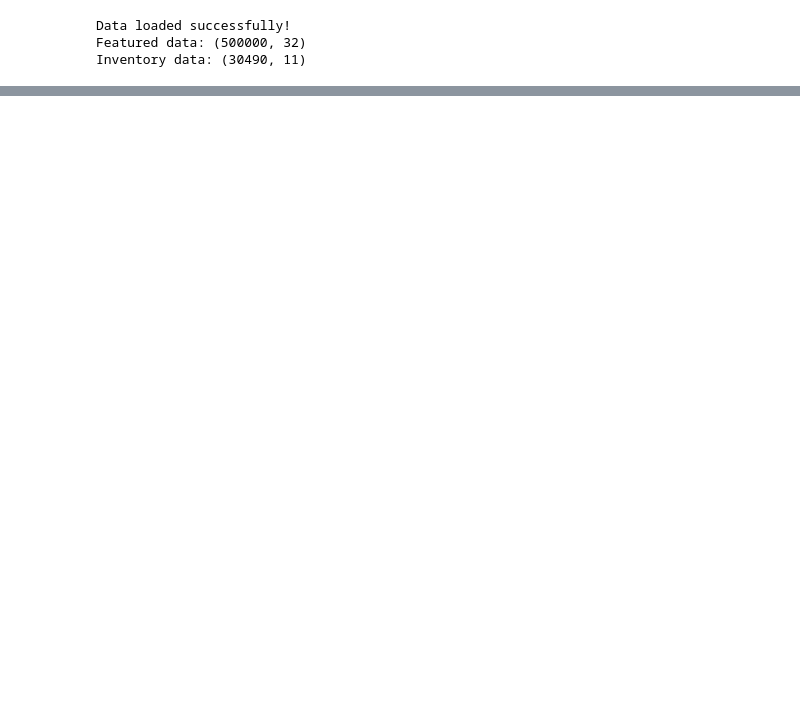
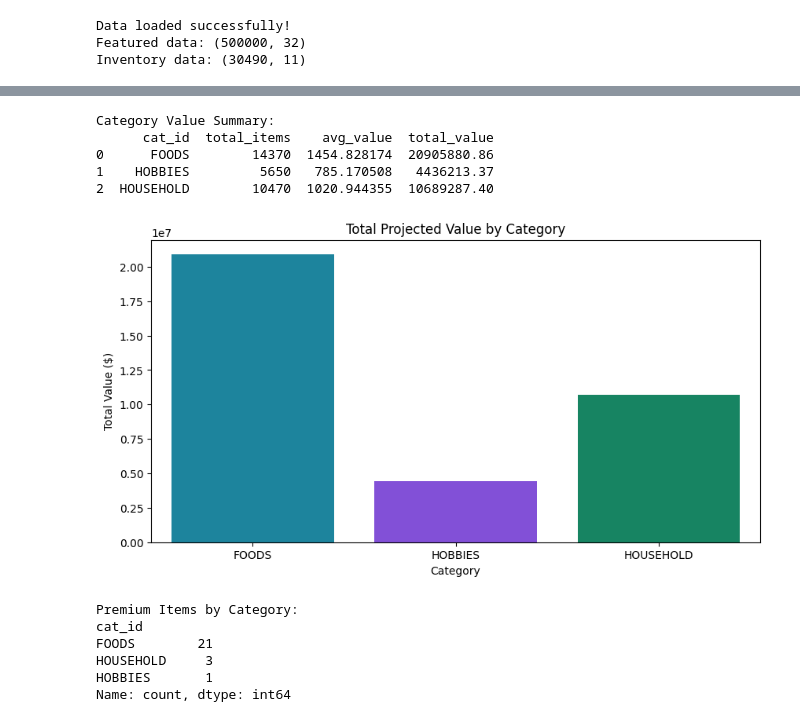
Before and after one commit to Dha2007/retail-demand-forecasting, a Jupyter notebook: notebooks/week3_demand_value.ipynb, the cells around one changed output, grey strips where cells are left out. Drawn from its saved outputs; the diff is of its cells as text; code cells hidden in the pictures; blank space fills up the shorter version.

```diff
--- a/notebooks/week3_demand_value.ipynb
+++ b/notebooks/week3_demand_value.ipynb
@@ -43,0 +104,37 @@ print(item_value.nlargest(10, 'projected_annual_value')[
+# %%
+# Category Value Comparison
+cat_value = item_value.groupby('cat_id').agg(
+    total_items=('item_id', 'count'),
+    avg_value=('projected_annual_value', 'mean'),
+    total_value=('projected_annual_value', 'sum')
+).reset_index()
+
+print("Category Value Summary:")
+print(cat_value)
+
+# Plot category value
+plt.figure(figsize=(10,5))
+sns.barplot(x='cat_id', y='total_value', data=cat_value,
+            palette=['#0891B2', '#7C3AED', '#059669'])
+plt.title("Total Projected Value by Category")
+plt.xlabel("Category")
+plt.ylabel("Total Value ($)")
+plt.show()
+
+# Premium items by category
+premium_items = item_value[item_value['value_segment'] == 'Premium']
+print("\nPremium Items by Category:")
+print(premium_items['cat_id'].value_counts())
+# %% [output]
+Category Value Summary:
+      cat_id  total_items    avg_value  total_value
+0      FOODS        14370  1454.828174  20905880.86
+1    HOBBIES         5650   785.170508   4436213.37
+2  HOUSEHOLD        10470  1020.944355  10689287.40
+[figure, added]
+Premium Items by Category:
+cat_id
+FOODS        21
+HOUSEHOLD     3
+HOBBIES       1
+Name: count, dtype: int64
```
Also changed, not shown: parts of 3 cells of this notebook, 2 other files.
